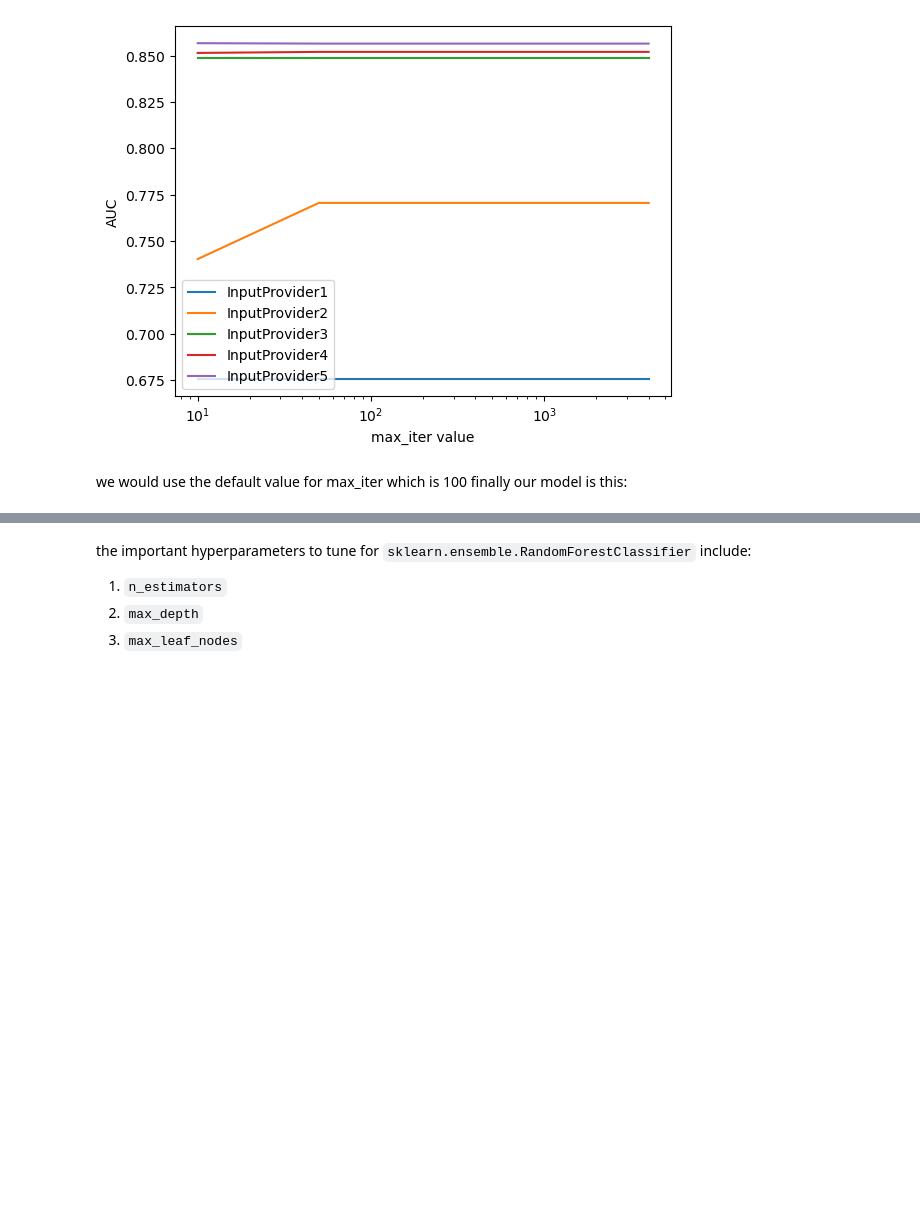
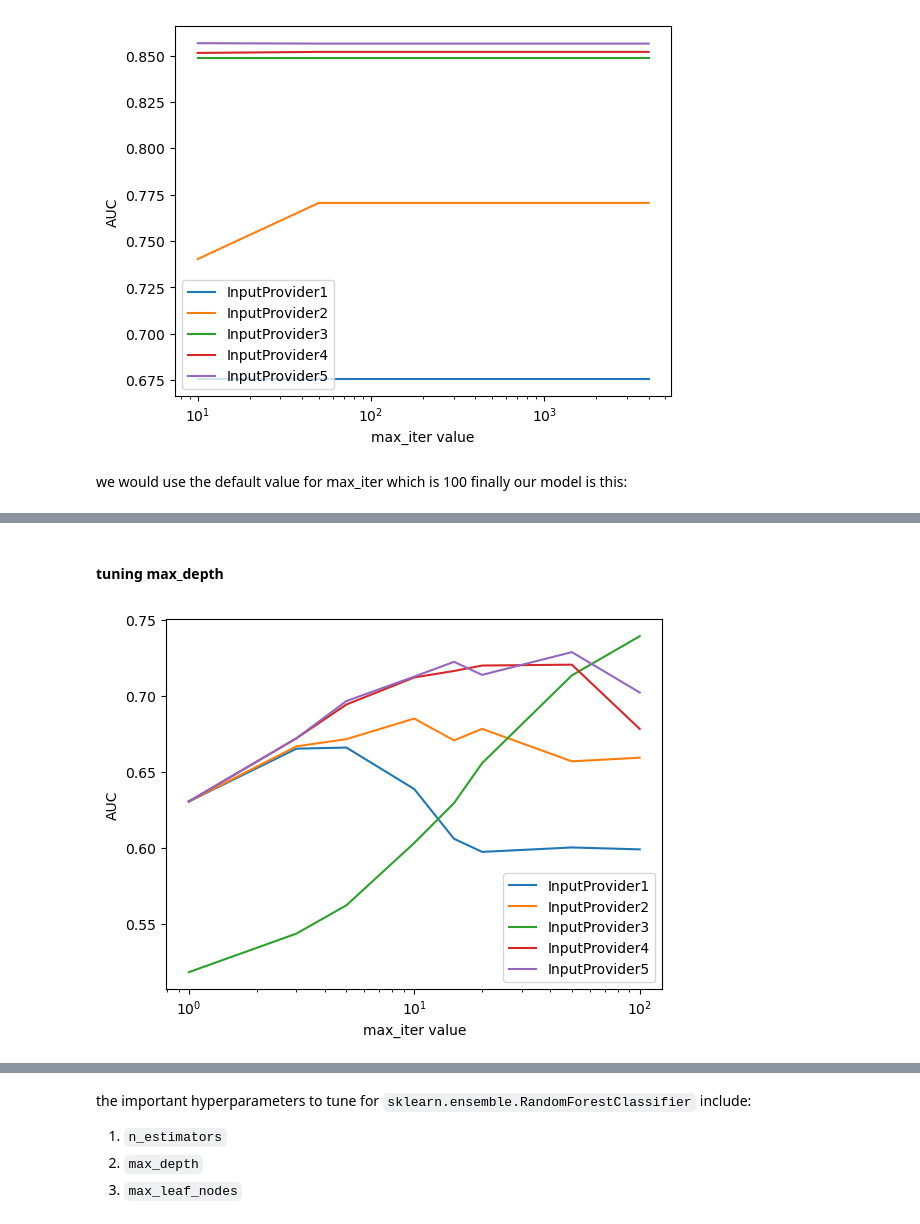
Before and after one commit to shayansm2/kaggle-playground, a Jupyter notebook: nlp-getting-started/hyper-parameter.ipynb, the cells around one changed output, grey strips where cells are left out. Cells and saved outputs as stored; diff of their text form; code cells hidden in the pictures; blank space fills up the shorter version.

```diff
--- a/nlp-getting-started/hyper-parameter.ipynb
+++ b/nlp-getting-started/hyper-parameter.ipynb
@@ -141,0 +152,19 @@ the important hyperparameters to tune for `sklearn.tree.DecisionTreeClassifier`
+# %% [markdown]
+#### tuning max_depth
+# %%
+performance = dict()
+depths = [1, 3, 5, 10, 15, 20, 50, 100, 200, 500, 1000, None]
+
+for input_provider in input_providers:
+    performance[input_provider.__class__.__name__] = []
+    for depth in depths:
+        metrics = TrainValidationWorkflow(
+            model=DecisionTreeModel(max_depth=depth),
+            input_provider=input_provider,
+            df_train=df_train,
+            df_validation=df_validation
+        ).get_metrics_calculator()
+
+        performance[input_provider.__class__.__name__].append(metrics.get_auc())
+# %% [output]
+[figure, added]
```
Also changed, not shown: parts of 14 cells of this notebook.
